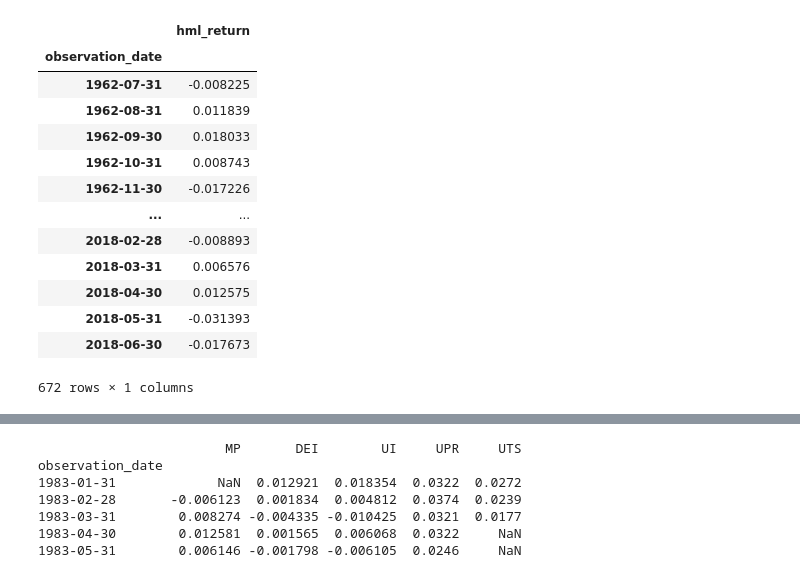
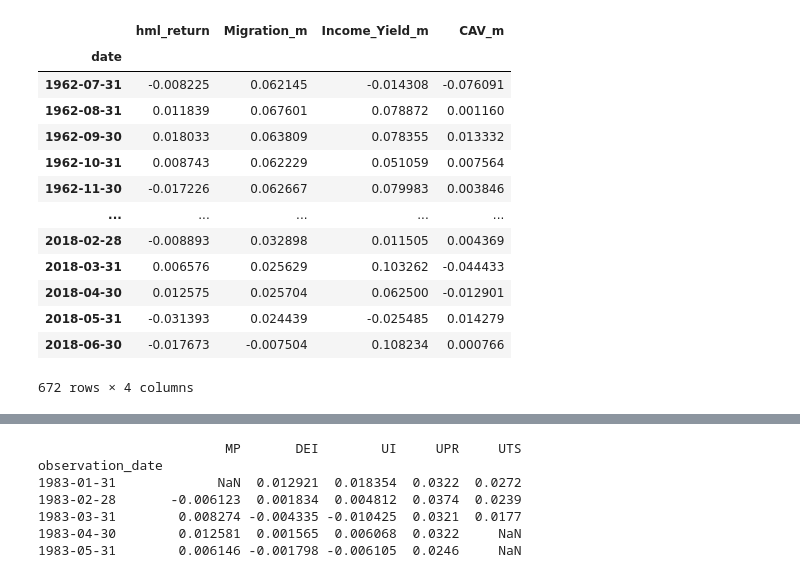
Before and after one commit to justusschenk/valueinvesting, a Jupyter notebook: Regression.ipynb, the cells around one changed output, grey strips where cells are left out. Drawn from its saved outputs; the diff is of its cells as text; code cells hidden in the pictures.

```diff
--- a/Regression.ipynb
+++ b/Regression.ipynb
@@ -10,6 +10,8 @@ from sklearn.preprocessing import StandardScaler
 # %%
 returns_dataframe = pd.read_pickle('Data/hml_df.pkl')
 ls_returns = pd.DataFrame(returns_dataframe['hml_return'])
+
+return_decomposition_df = pd.read_pickle('Data/return_decomposition_monthly.pkl')
 
 interest_rates = pd.read_csv("Data/FEDFUNDS.csv", parse_dates=['observation_date'], index_col='observation_date')
 gdp = pd.read_csv("Data/GDPC1.csv", parse_dates=['observation_date'], index_col='observation_date')
@@ -91,23 +93,23 @@ data = pd.concat(
 
 # Optional: assign column names if needed
 data.columns = ['TB_shift', 'LGB', 'BAA', 'Inflation', 'IP', 'Unemployment', 'ls_returns']
-# %%
-ls_returns
-# %% [output]
-|  | hml_return |
-| observation_date |  |
-| 1962-07-31 | -0.008225 |
-| 1962-08-31 | 0.011839 |
-| 1962-09-30 | 0.018033 |
-| 1962-10-31 | 0.008743 |
-| 1962-11-30 | -0.017226 |
-| ... | ... |
-| 2018-02-28 | -0.008893 |
-| 2018-03-31 | 0.006576 |
-| 2018-04-30 | 0.012575 |
-| 2018-05-31 | -0.031393 |
-| 2018-06-30 | -0.017673 |
-672 rows × 1 columns
+# %%
+return_decomposition_df
+# %% [output]
+|  | hml_return | Migration_m | Income_Yield_m | CAV_m |
+| date |  |  |  |  |
+| 1962-07-31 | -0.008225 | 0.062145 | -0.014308 | -0.076091 |
+| 1962-08-31 | 0.011839 | 0.067601 | 0.078872 | 0.001160 |
+| 1962-09-30 | 0.018033 | 0.063809 | 0.078355 | 0.013332 |
+| 1962-10-31 | 0.008743 | 0.062229 | 0.051059 | 0.007564 |
+| 1962-11-30 | -0.017226 | 0.062667 | 0.079983 | 0.003846 |
+| ... | ... | ... | ... | ... |
+| 2018-02-28 | -0.008893 | 0.032898 | 0.011505 | 0.004369 |
+| 2018-03-31 | 0.006576 | 0.025629 | 0.103262 | -0.044433 |
+| 2018-04-30 | 0.012575 | 0.025704 | 0.062500 | -0.012901 |
+| 2018-05-31 | -0.031393 | 0.024439 | -0.025485 | 0.014279 |
+| 2018-06-30 | -0.017673 | -0.007504 | 0.108234 | 0.000766 |
+672 rows × 4 columns
 # %%
 #Expected Inlfation
 from statsmodels.tsa.arima.model import ARIMA
```
Also changed, not shown: parts of 7 cells of this notebook, 20 other files.
